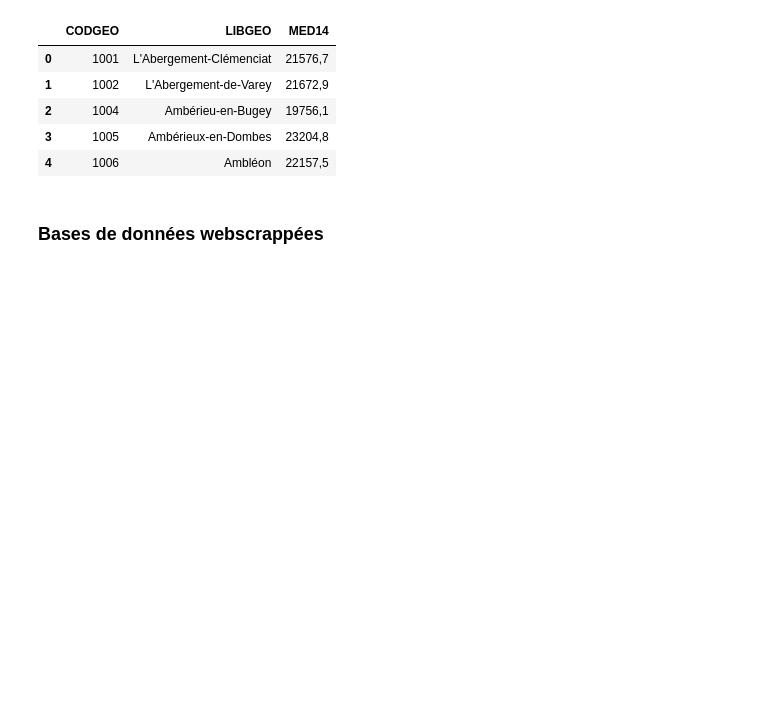
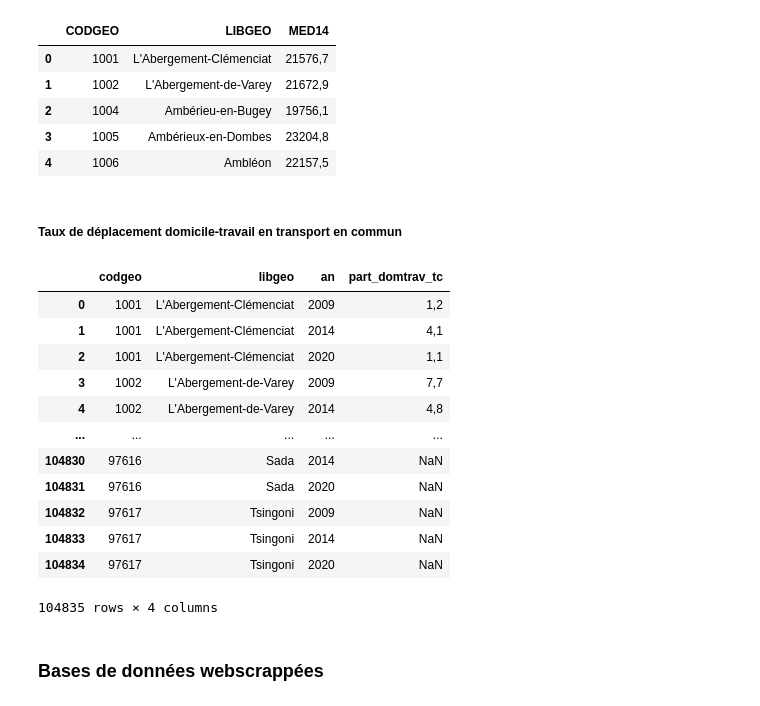
Before and after one commit to tgarnier067/Projet-Python-2023, a Jupyter notebook: Notebook_unique_a_renommer.ipynb, the cells around one changed output. Saved outputs shown, nothing was run; the diff lists cells and outputs as text; code cells hidden in the pictures; blank space fills up the shorter version.

Commit message:
Ajout variable 'taux_deplacement_domicile_travail'

```diff
--- a/Notebook_unique_a_renommer.ipynb
+++ b/Notebook_unique_a_renommer.ipynb
@@ -145,6 +145,27 @@ table_niveau_vie_com.head()
 | 2 | 1004 | Ambérieu-en-Bugey | 19756,1 |
 | 3 | 1005 | Ambérieux-en-Dombes | 23204,8 |
 | 4 | 1006 | Ambléon | 22157,5 |
+# %% [markdown]
+##### Taux de déplacement domicile-travail en transport en commun
+# %%
+# url = https://www.observatoire-des-territoires.gouv.fr/outils/cartographie-interactive/#bbox=-645836,6062176,1794690,1016154&c=indicator&i=insee_rp_hist_xxxx.part_domtrav_voit&s=2020&view=map59
+
+table_dep_domtrav_tc = pd.read_csv('dep_domtrav_tc.csv', sep=';', encoding='ISO-8859-1')
+table_dep_domtrav_tc
+# %% [output]
+|  | codgeo | libgeo | an | part_domtrav_tc |
+| 0 | 1001 | L'Abergement-Clémenciat | 2009 | 1,2 |
+| 1 | 1001 | L'Abergement-Clémenciat | 2014 | 4,1 |
+| 2 | 1001 | L'Abergement-Clémenciat | 2020 | 1,1 |
+| 3 | 1002 | L'Abergement-de-Varey | 2009 | 7,7 |
+| 4 | 1002 | L'Abergement-de-Varey | 2014 | 4,8 |
+| ... | ... | ... | ... | ... |
+| 104830 | 97616 | Sada | 2014 | NaN |
+| 104831 | 97616 | Sada | 2020 | NaN |
+| 104832 | 97617 | Tsingoni | 2009 | NaN |
+| 104833 | 97617 | Tsingoni | 2014 | NaN |
+| 104834 | 97617 | Tsingoni | 2020 | NaN |
+104835 rows × 4 columns
 # %% [markdown]
 ### Bases de données webscrappées
 # %% [markdown]
```
Also changed, not shown: parts of 8 cells of this notebook, 1 other file.
